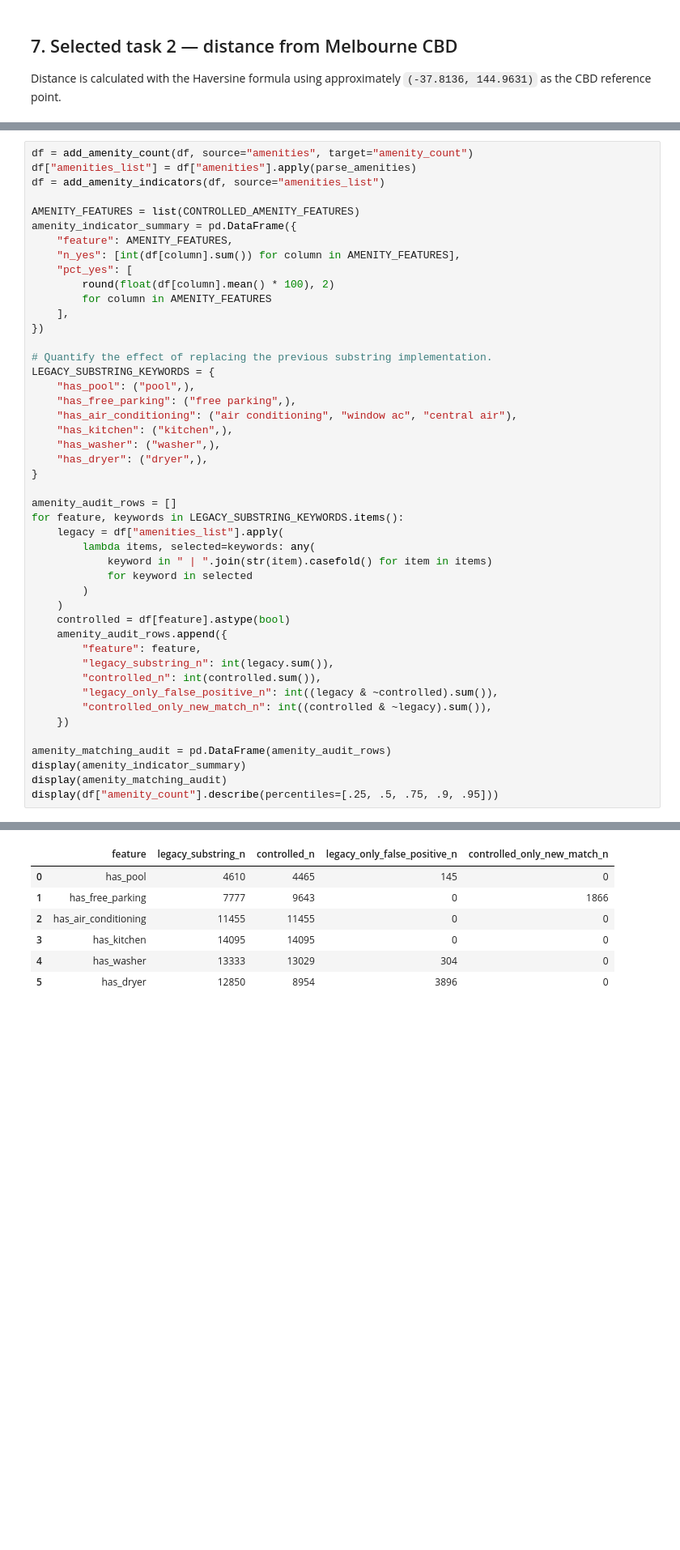
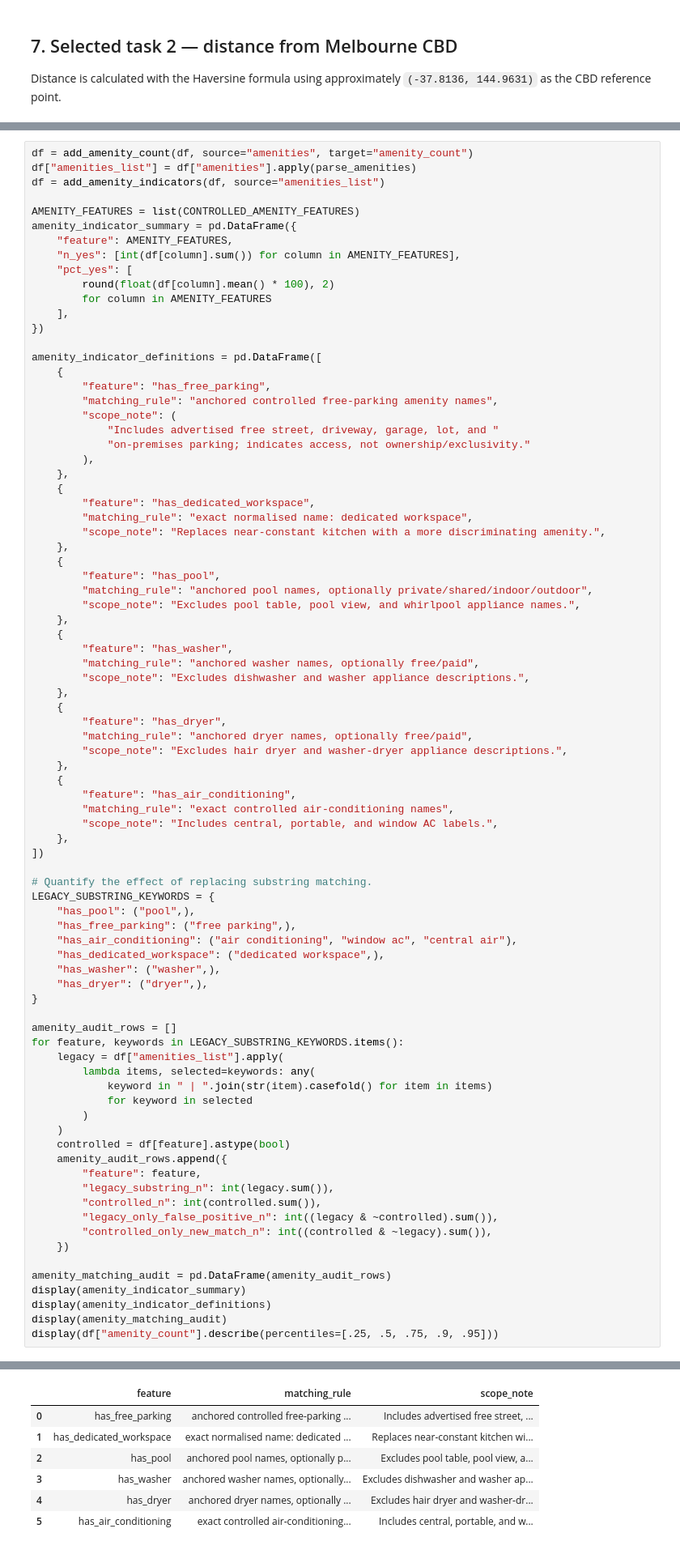
Before and after one commit to tuan891221/COMP20008_A2_W04G10, a Jupyter notebook: submission/code.ipynb, the cells around one changed output, grey strips where cells are left out. Shown at 81% size. Cells and saved outputs as stored; diff of their text form; blank space fills up the shorter version.

```diff
--- a/submission/code.ipynb
+++ b/submission/code.ipynb
@@ -481,12 +501,48 @@ amenity_indicator_summary = pd.DataFrame({
     ],
 })
 
-# Quantify the effect of replacing the previous substring implementation.
+amenity_indicator_definitions = pd.DataFrame([
+    {
+        "feature": "has_free_parking",
+        "matching_rule": "anchored controlled free-parking amenity names",
+        "scope_note": (
+            "Includes advertised free street, driveway, garage, lot, and "
+            "on-premises parking; indicates access, not ownership/exclusivity."
+        ),
+    },
+    {
+        "feature": "has_dedicated_workspace",
+        "matching_rule": "exact normalised name: dedicated workspace",
+        "scope_note": "Replaces near-constant kitchen with a more discriminating amenity.",
+    },
+    {
+        "feature": "has_pool",
+        "matching_rule": "anchored pool names, optionally private/shared/indoor/outdoor",
+        "scope_note": "Excludes pool table, pool view, and whirlpool appliance names.",
+    },
+    {
+        "feature": "has_washer",
+        "matching_rule": "anchored washer names, optionally free/paid",
+        "scope_note": "Excludes dishwasher and washer appliance descriptions.",
+    },
+    {
+        "feature": "has_dryer",
+        "matching_rule": "anchored dryer names, optionally free/paid",
+        "scope_note": "Excludes hair dryer and washer-dryer appliance descriptions.",
+    },
+    {
+        "feature": "has_air_conditioning",
+        "matching_rule": "exact controlled air-conditioning names",
+        "scope_note": "Includes central, portable, and window AC labels.",
+    },
+])
+
+# Quantify the effect of replacing substring matching.
 LEGACY_SUBSTRING_KEYWORDS = {
     "has_pool": ("pool",),
     "has_free_parking": ("free parking",),
     "has_air_conditioning": ("air conditioning", "window ac", "central air"),
-    "has_kitchen": ("kitchen",),
+    "has_dedicated_workspace": ("dedicated workspace",),
     "has_washer": ("washer",),
     "has_dryer": ("dryer",),
 }
@@ -510,6 +566,7 @@ for feature, keywords in LEGACY_SUBSTRING_KEYWORDS.items():
 
 amenity_matching_audit = pd.DataFrame(amenity_audit_rows)
 display(amenity_indicator_summary)
+display(amenity_indicator_definitions)
 display(amenity_matching_audit)
 display(df["amenity_count"].describe(percentiles=[.25, .5, .75, .9, .95]))
 # %% [output]
@@ -521,9 +578,9 @@ display(df["amenity_count"].describe(percentiles=[.25, .5, .75, .9, .95]))
 | 4 | has_washer | 13029 | 90.03 |
 | 5 | has_dryer | 8954 | 61.87 |
-|  | feature | legacy_substring_n | controlled_n | legacy_only_false_positive_n | controlled_only_new_match_n |
-| 0 | has_pool | 4610 | 4465 | 145 | 0 |
-| 1 | has_free_parking | 7777 | 9643 | 0 | 1866 |
-| 2 | has_air_conditioning | 11455 | 11455 | 0 | 0 |
-| 3 | has_kitchen | 14095 | 14095 | 0 | 0 |
-| 4 | has_washer | 13333 | 13029 | 304 | 0 |
-| 5 | has_dryer | 12850 | 8954 | 3896 | 0 |
+|  | feature | matching_rule | scope_note |
+| 0 | has_free_parking | anchored controlled free-parking ... | Includes advertised free street, ... |
+| 1 | has_dedicated_workspace | exact normalised name: dedicated ... | Replaces near-constant kitchen wi... |
+| 2 | has_pool | anchored pool names, optionally p... | Excludes pool table, pool view, a... |
+| 3 | has_washer | anchored washer names, optionally... | Excludes dishwasher and washer ap... |
+| 4 | has_dryer | anchored dryer names, optionally ... | Excludes hair dryer and washer-dr... |
+| 5 | has_air_conditioning | exact controlled air-conditioning... | Includes central, portable, and w... |
```
Also changed, not shown: parts of 34 cells of this notebook, 52 other files.
